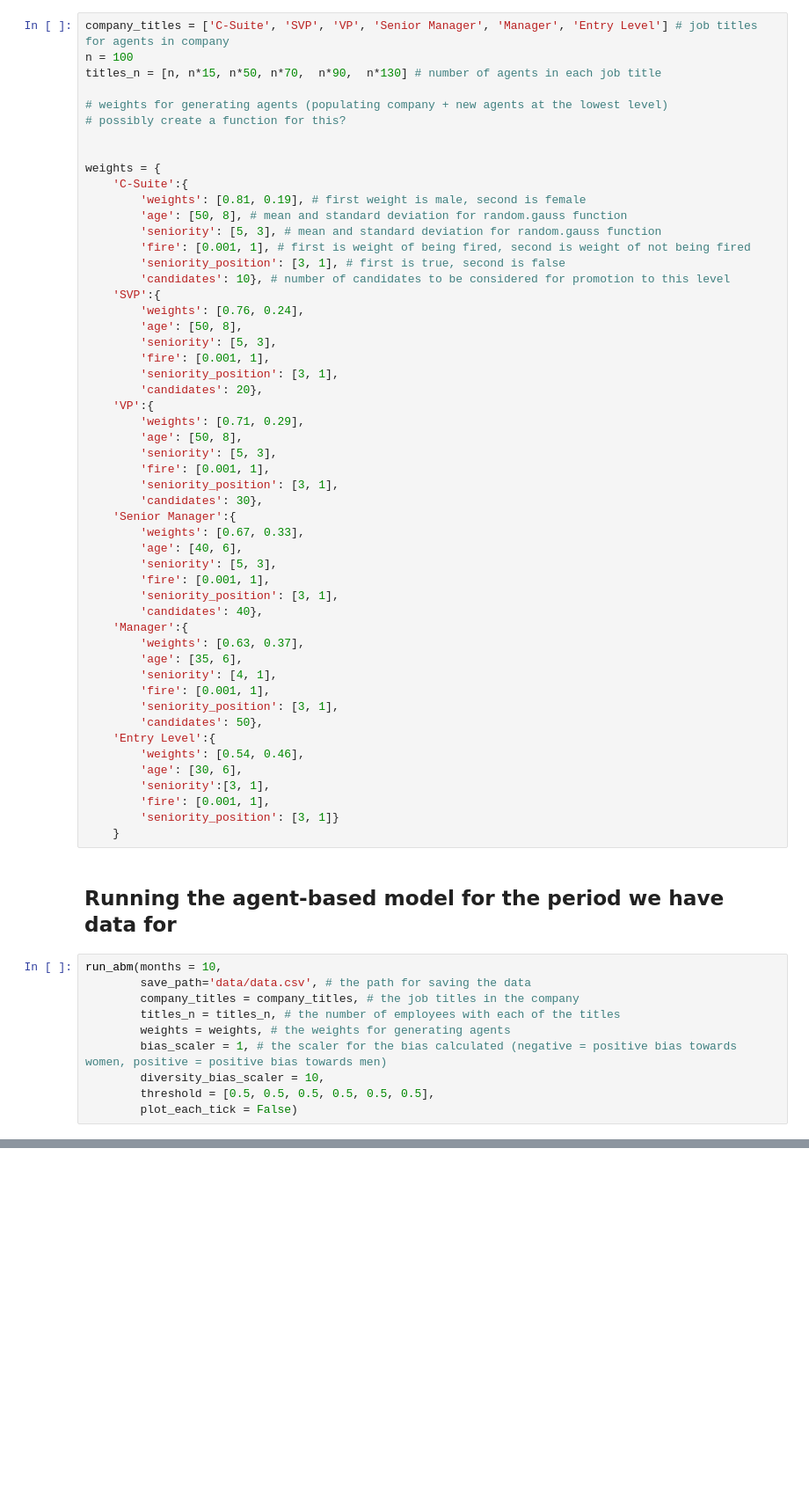
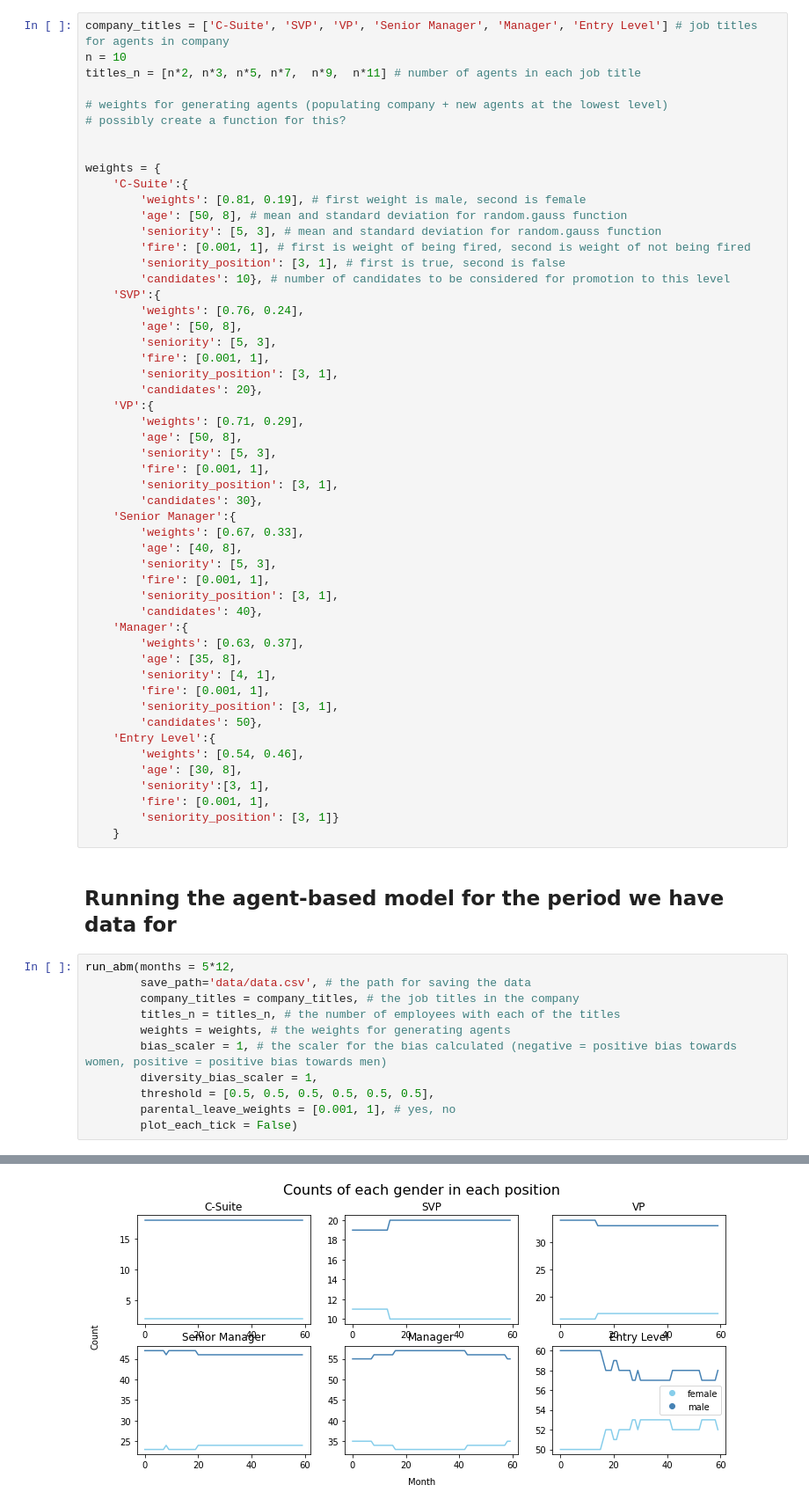
Before and after one commit to laurabpaulsen/agentbased_modelling, a Jupyter notebook: ABM.ipynb, the cells around one changed output, grey strips where cells are left out. Shown: that part at 88% size. Drawn from its saved outputs; the diff is of its cells as text; blank space fills up the shorter version.

```diff
--- a/ABM.ipynb
+++ b/ABM.ipynb
@@ -18,8 +16,8 @@ import pandas as pd
 #### Setting up parameters
 # %%
 company_titles = ['C-Suite', 'SVP', 'VP', 'Senior Manager', 'Manager', 'Entry Level'] # job titles for agents in company
-n = 100
-titles_n = [n, n*15, n*50, n*70,  n*90,  n*130] # number of agents in each job title
+n = 10
+titles_n = [n*2, n*3, n*5, n*7,  n*9,  n*11] # number of agents in each job title
 
 # weights for generating agents (populating company + new agents at the lowest level)
 # possibly create a function for this?
@@ -49,21 +47,21 @@ weights = {
         'candidates': 30},
     'Senior Manager':{
         'weights': [0.67, 0.33],
-        'age': [40, 6],
+        'age': [40, 8],
         'seniority': [5, 3],
         'fire': [0.001, 1],
         'seniority_position': [3, 1],
         'candidates': 40},
     'Manager':{
         'weights': [0.63, 0.37],
-        'age': [35, 6],
+        'age': [35, 8],
         'seniority': [4, 1],
         'fire': [0.001, 1],
         'seniority_position': [3, 1],
         'candidates': 50},
     'Entry Level':{
         'weights': [0.54, 0.46],
-        'age': [30, 6],
+        'age': [30, 8],
         'seniority':[3, 1],
         'fire': [0.001, 1],
         'seniority_position': [3, 1]}
@@ -71,13 +69,14 @@ weights = {
 # %% [markdown]
 ## Running the agent-based model for the period we have data for
 # %%
-run_abm(months = 10,
+run_abm(months = 5*12,
         save_path='data/data.csv', # the path for saving the data
         company_titles = company_titles, # the job titles in the company
         titles_n = titles_n, # the number of employees with each of the titles
         weights = weights, # the weights for generating agents
         bias_scaler = 1, # the scaler for the bias calculated (negative = positive bias towards women, positive = positive bias towards men)
-        diversity_bias_scaler = 10,
+        diversity_bias_scaler = 1,
         threshold = [0.5, 0.5, 0.5, 0.5, 0.5, 0.5],
+        parental_leave_weights = [0.001, 1], # yes, no
         plot_each_tick = False)
 # %% [output]
@@ -84,0 +100 @@ KeyboardInterrupt:
+[figure, added]
```
Also changed, not shown: parts of 14 cells of this notebook, 5 other files.
